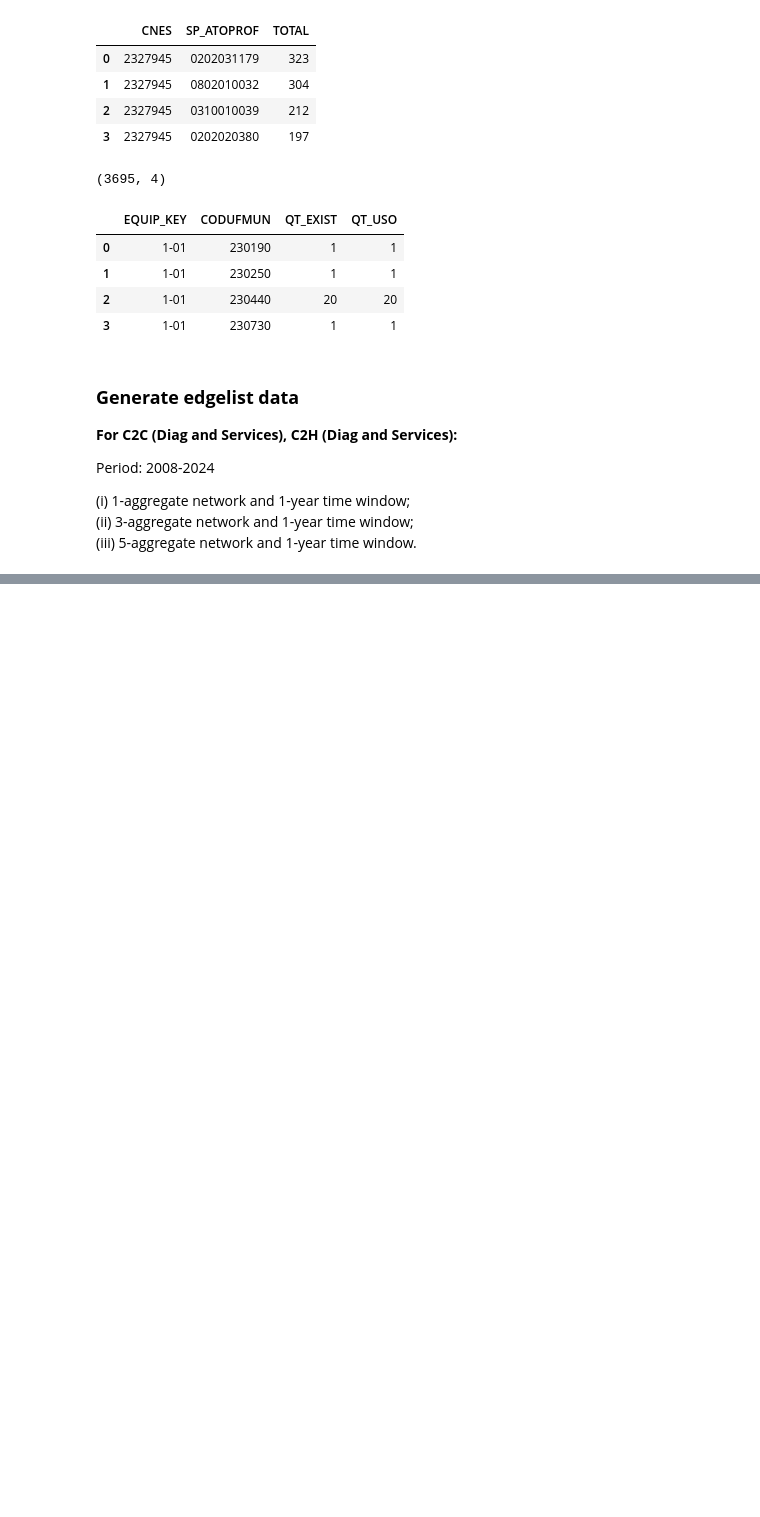
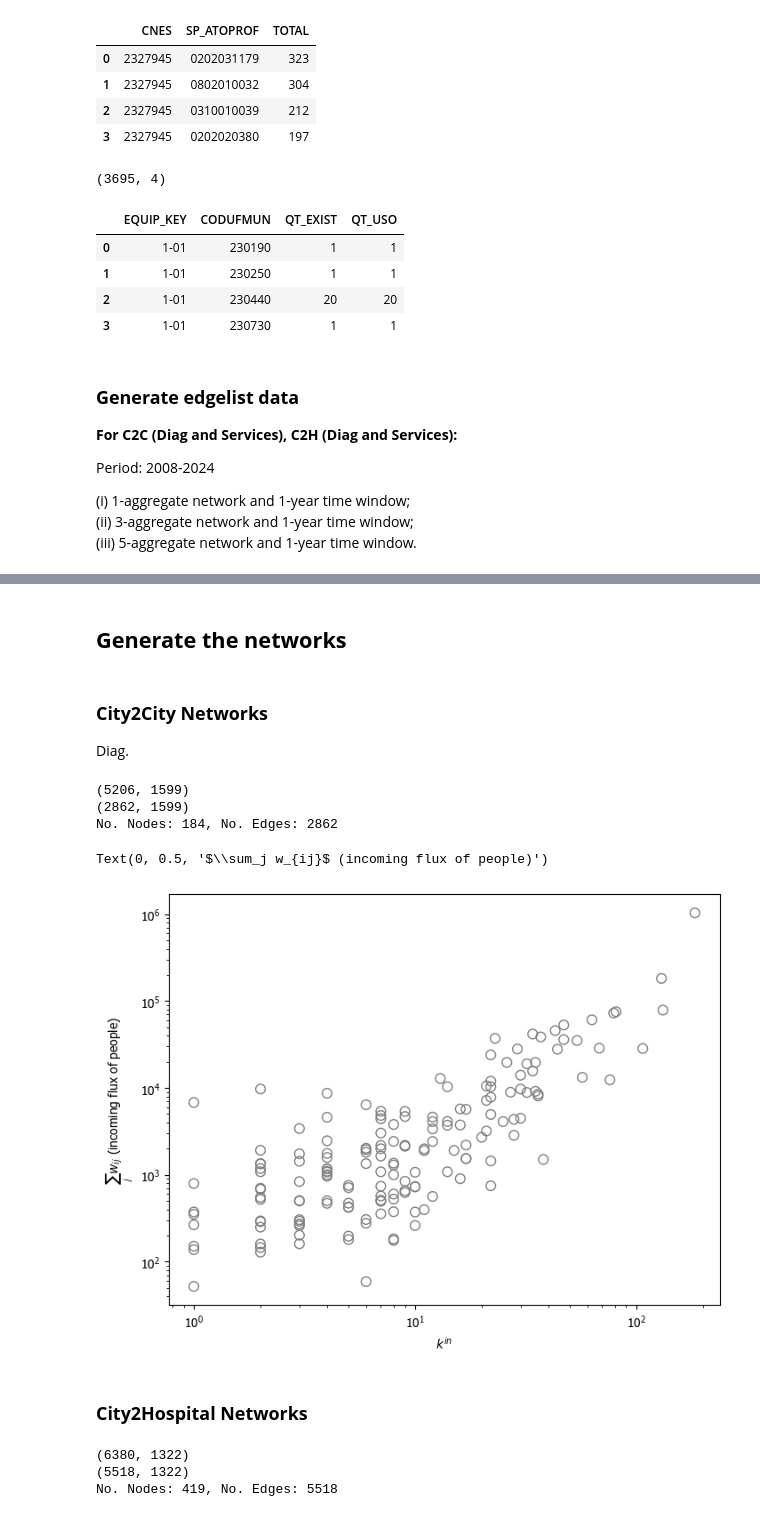
Before and after one commit to humbertocarmona/pyopensus, a Jupyter notebook: notebooks/fluxsus_tests.ipynb, the cells around one changed output, grey strips where cells are left out. Saved outputs shown, nothing was run; the diff lists cells and outputs as text; code cells hidden in the pictures; blank space fills up the shorter version.

Commit message:
network updt

```diff
--- a/notebooks/fluxsus_tests.ipynb
+++ b/notebooks/fluxsus_tests.ipynb
@@ -520,0 +536,72 @@ Subclasses:
+# %% [markdown]
+## **Generate the networks**
+# %%
+netpath = basepath.joinpath("regulacao", "edgelists")
+# %% [markdown]
+### **City2City Networks**
+
+Diag.
+# %%
+edgelist_df = pd.read_parquet(netpath.joinpath("c2c", f"c2c_diag_people_2014_2018.parquet"))
+edgelist_df = edgelist_df.reset_index()
+print(edgelist_df.shape)
+
+# -- remove rows with municipalities out of Ceará
+filter_ = (edgelist_df["MUNIC_RES"].str.contains("^23", regex=True)) & (edgelist_df["MUNIC_MOV"].str.contains("^23", regex=True))
+edgelist_df = edgelist_df[filter_]
+print(edgelist_df.shape)
+
+g = create_network(edgelist_df, net_type='c2c')
+print(f'No. Nodes: {g.number_of_nodes()}, No. Edges: {g.number_of_edges()}')
+# %% [output]
+(5206, 1599)
+(2862, 1599)
+No. Nodes: 184, No. Edges: 2862
+# %%
+in_degrees = dict(g.in_degree())
+# -- convert the in-degrees to a DataFrame for better visualization
+in_degrees_df = pd.DataFrame(list(in_degrees.items()), columns=['Municipality', 'In-Degree'])
+
+node_tuple_in_conn_weight = {}
+for node in g.nodes:
+    # -- get all incoming edges for the node
+    in_edges = g.in_edges(node, data=True)
+    if len(in_edges)==0:
+        node_tuple_in_conn_weight.update({node: (0,0)})
+    else:
+        weight_sum = sum([ elem[2]['SOMA'] for elem in in_edges ])
+        node_tuple_in_conn_weight.update({node: (len(in_edges), weight_sum)})
+# %%
+arr = [ elem for elem in node_tuple_in_conn_weight.values() if elem[0]>0 and elem[1]>0]
+x, y = [ elem[0] for elem in node_tuple_in_conn_weight.values() ], [ elem[1] for elem in node_tuple_in_conn_weight.values() ]
+
+fig, ax = plt.subplots(1, figsize=(8,6))
+
+ax.scatter(x, y, color='gray', facecolor='none', marker='o', s=60)
+
+ax.set_xscale('log')
+ax.set_yscale('log')
+
+ax.set_xlabel(r"$k^{in}$")
+ax.set_ylabel(r"$\sum_j w_{ij}$"+f" (incoming flux of people)")
+# %% [output]
+Text(0, 0.5, '$\\sum_j w_{ij}$ (incoming flux of people)')
+[figure, added]
+# %% [markdown]
+### **City2Hospital Networks**
+# %%
+edgelist_df = pd.read_parquet(netpath.joinpath("c2h", f"c2h_diag_people_2014_2014.parquet"))
+edgelist_df = edgelist_df.reset_index()
+print(edgelist_df.shape)
+
+# -- remove rows with municipalities out of Ceará
+filter_ = edgelist_df["MUNIC_RES"].str.contains("^23", regex=True)
+edgelist_df = edgelist_df[filter_]
+print(edgelist_df.shape)
+
+g = create_network(edgelist_df, net_type='c2h')
+print(f'No. Nodes: {g.number_of_nodes()}, No. Edges: {g.number_of_edges()}')
+# %% [output]
+(6380, 1322)
+(5518, 1322)
+No. Nodes: 419, No. Edges: 5518
```
Also changed, not shown: parts of 6 cells of this notebook, 1 other file.
